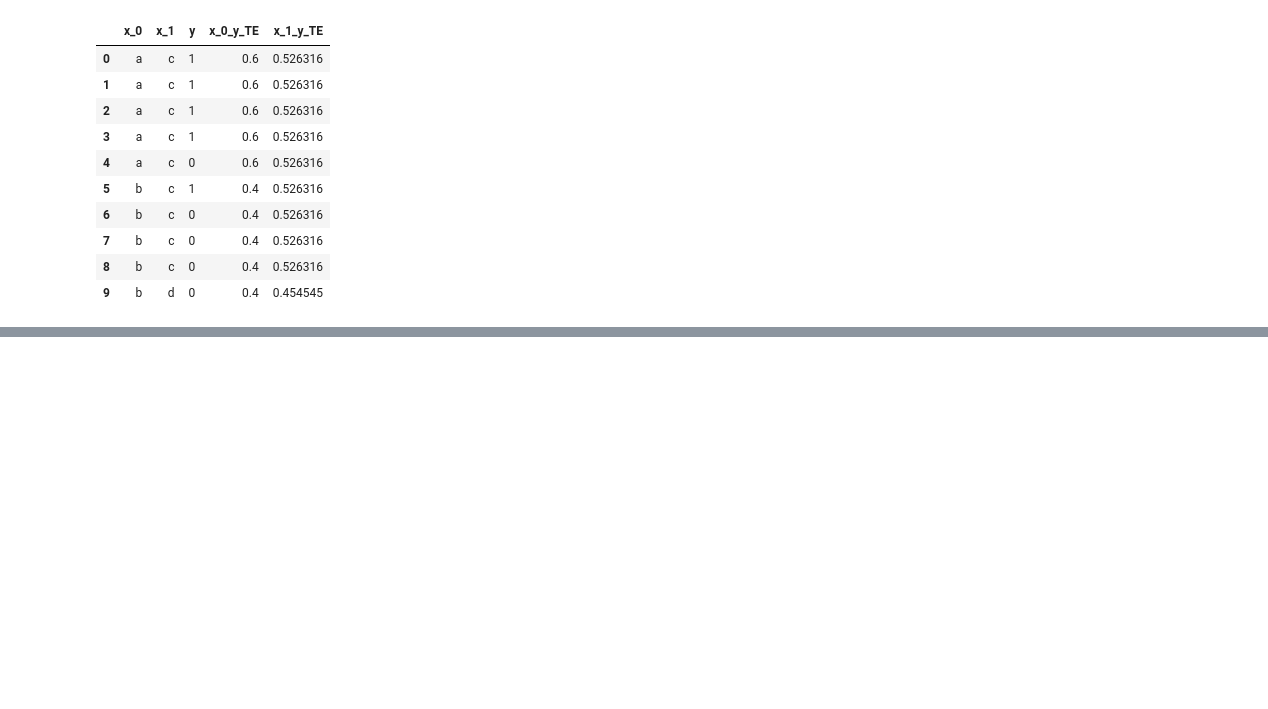
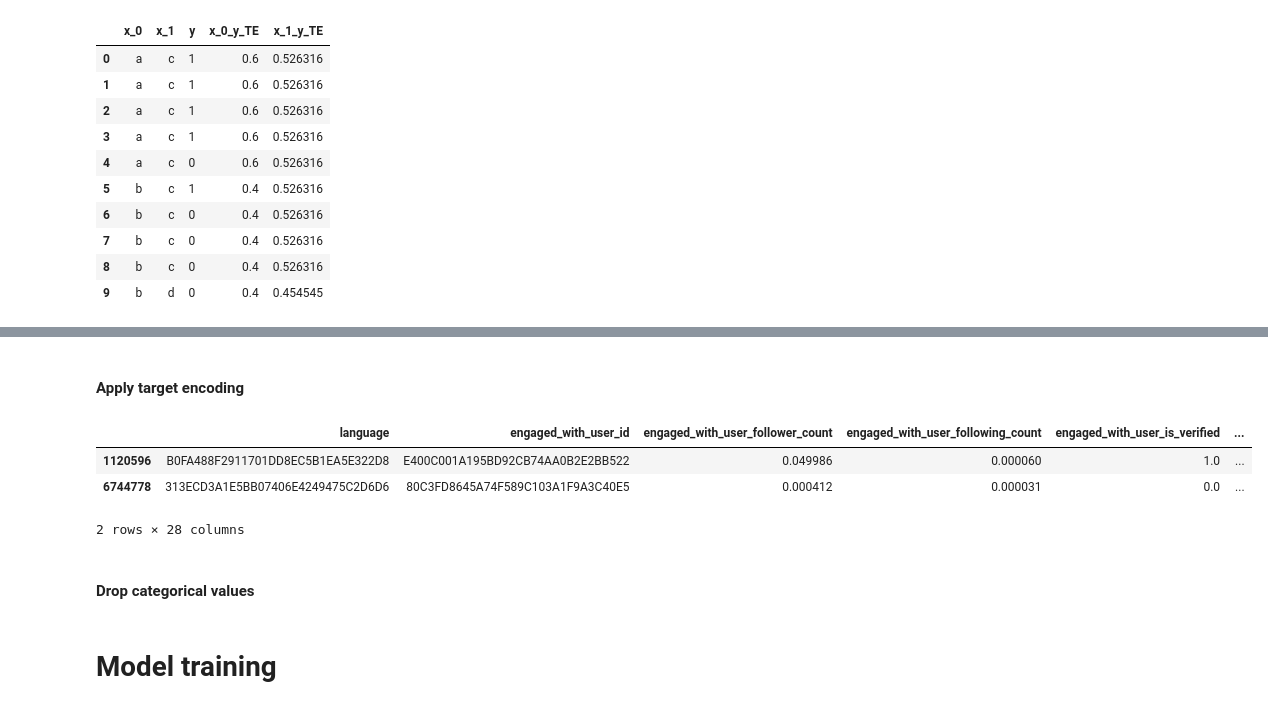
Before and after one commit to RostislavStoyanov/recsys, a Jupyter notebook: train.ipynb, the cells around one changed output, grey strips where cells are left out. Cells and saved outputs as stored; diff of their text form; code cells hidden in the pictures; blank space fills up the shorter version.

```diff
--- a/train.ipynb
+++ b/train.ipynb
@@ -196,0 +293,4 @@ new_df
+# %%
+train_numerical_feat = train_df.loc[:,numerical_features].values
+valid_numerical_feat = valid_df.loc[:,numerical_features].values
+test_numerical_feat = test_df.loc[:,numerical_features].values
@@ -196,0 +317,22 @@ new_df
+# %% [markdown]
+#### Apply target encoding
+# %%
+def target_encode(train_df, valid_df, test_df, features, m):
+    for target in target_features:
+        te = TargetEncoder(features, m)
+
+        train_df = te.fit_transform(train_df, target)
+        valid_df = te.transform(valid_df, target)
+        test_df = te.transform(test_df, target)
+
+    return train_df, valid_df, test_df
+
+train_df, valid_df, test_df = target_encode(train_df, valid_df, test_df, categorical_features, m)
+train_df.head(2)
+# %% [output]
+|  | language | engaged_with_user_id | engaged_with_user_follower_count | engaged_with_user_following_count | engaged_with_user_is_verified | ... |
+| 1120596 | B0FA488F2911701DD8EC5B1EA5E322D8 | E400C001A195BD92CB74AA0B2E2BB522 | 0.049986 | 0.000060 | 1.0 | ... |
+| 6744778 | 313ECD3A1E5BB07406E4249475C2D6D6 | 80C3FD8645A74F589C103A1F9A3C40E5 | 0.000412 | 0.000031 | 0.0 | ... |
+2 rows × 28 columns
+# %% [markdown]
+#### Drop categorical values
@@ -196,0 +350,2 @@ new_df
+# %% [markdown]
+# Model training
```
Also changed, not shown: parts of 32 cells of this notebook, 9 other files.
